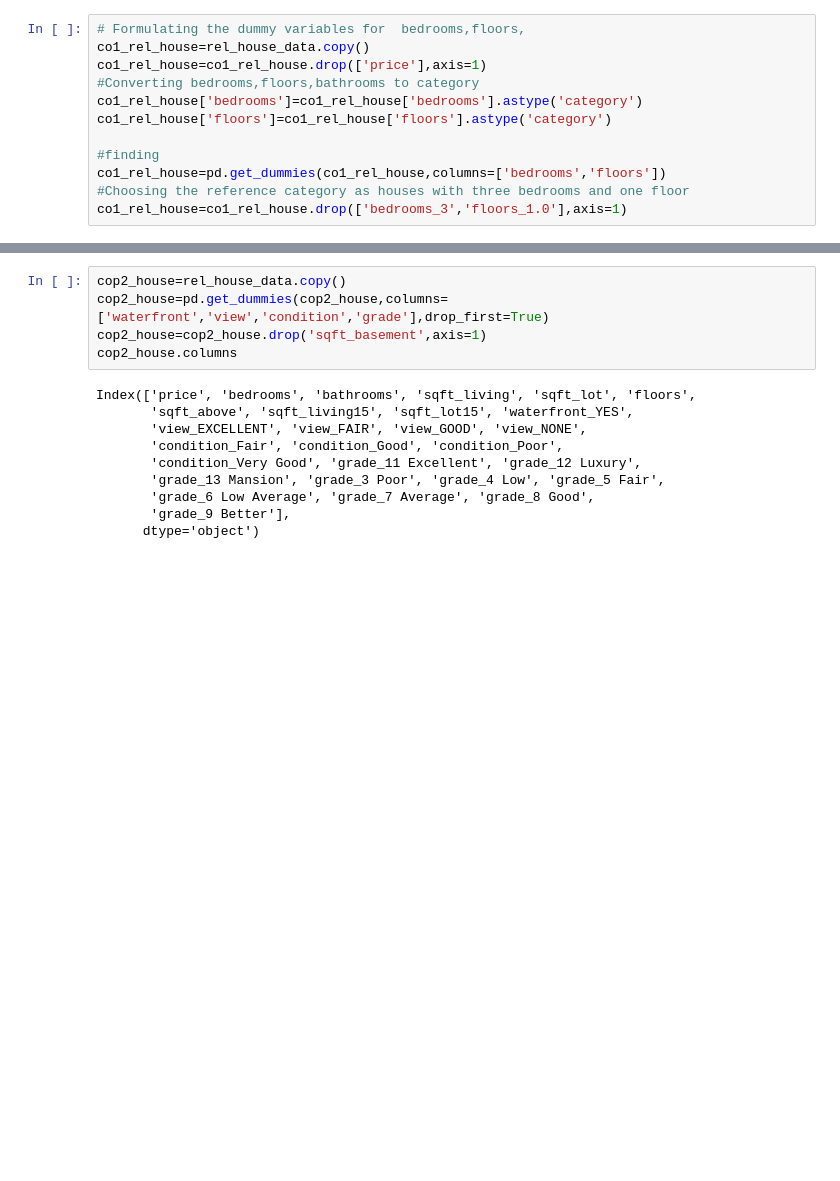
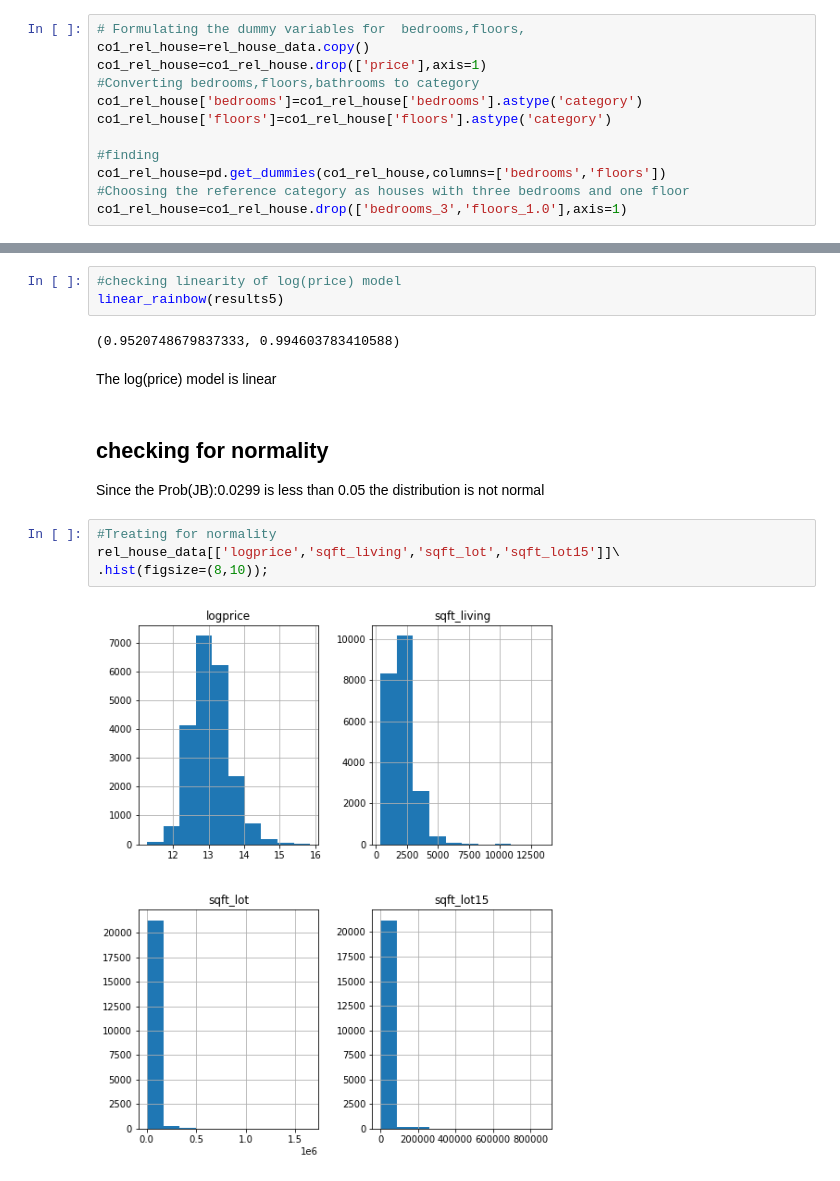
Before and after one commit to felix-n12/kingcounty, a Jupyter notebook: student-checkpoint.ipynb, the cells around one changed output, grey strips where cells are left out. Cells and saved outputs as stored; diff of their text form; blank space fills up the shorter version.

```diff
--- a/student-checkpoint.ipynb
+++ b/student-checkpoint.ipynb
@@ -511,16 +552,17 @@ Notes:
 strong multicollinearity or other numerical problems.
-# %%
-cop2_house=rel_house_data.copy()
-cop2_house=pd.get_dummies(cop2_house,columns=['waterfront','view','condition','grade'],drop_first=True)
-cop2_house=cop2_house.drop('sqft_basement',axis=1)
-cop2_house.columns
-# %% [output]
-Index(['price', 'bedrooms', 'bathrooms', 'sqft_living', 'sqft_lot', 'floors',
-       'sqft_above', 'sqft_living15', 'sqft_lot15', 'waterfront_YES',
-       'view_EXCELLENT', 'view_FAIR', 'view_GOOD', 'view_NONE',
-       'condition_Fair', 'condition_Good', 'condition_Poor',
-       'condition_Very Good', 'grade_11 Excellent', 'grade_12 Luxury',
-       'grade_13 Mansion', 'grade_3 Poor', 'grade_4 Low', 'grade_5 Fair',
-       'grade_6 Low Average', 'grade_7 Average', 'grade_8 Good',
-       'grade_9 Better'],
-      dtype='object')
+# %%
+#checking linearity of log(price) model
+linear_rainbow(results5)
+# %% [output]
+(0.9520748679837333, 0.994603783410588)
+# %% [markdown]
+The log(price) model is linear
+# %% [markdown]
+## checking for normality
+Since the Prob(JB):0.0299 is less than 0.05 the distribution is not normal
+# %%
+#Treating for normality
+rel_house_data[['logprice','sqft_living','sqft_lot','sqft_lot15']]\
+.hist(figsize=(8,10));
+# %% [output]
+[figure, added]
```
Also changed, not shown: parts of 23 cells of this notebook.
